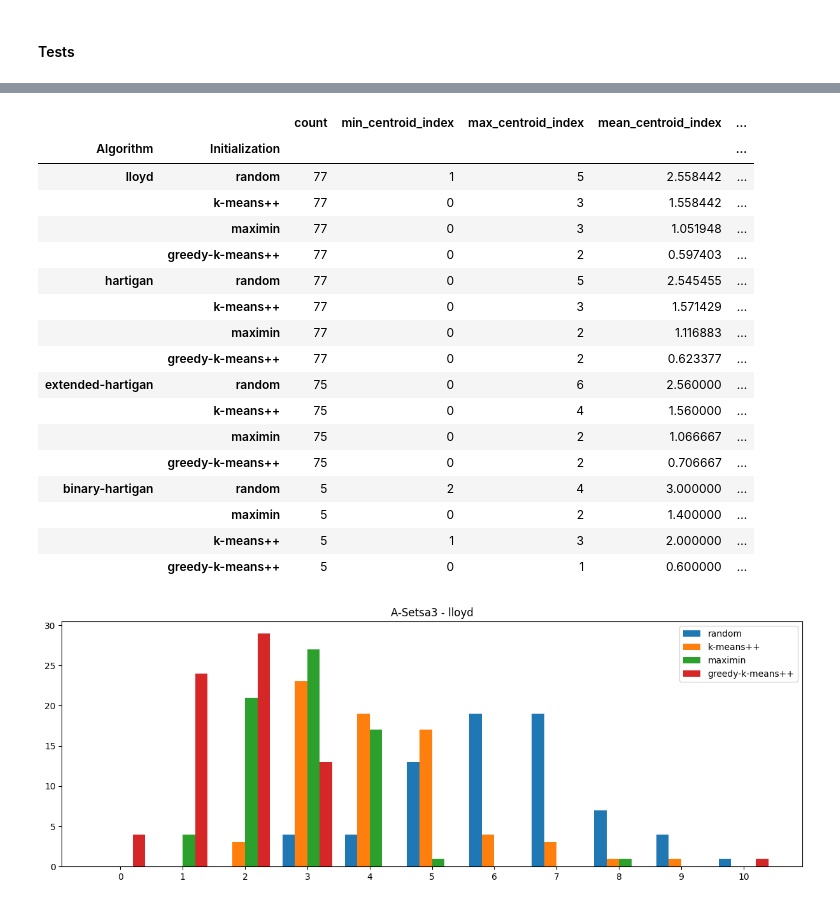
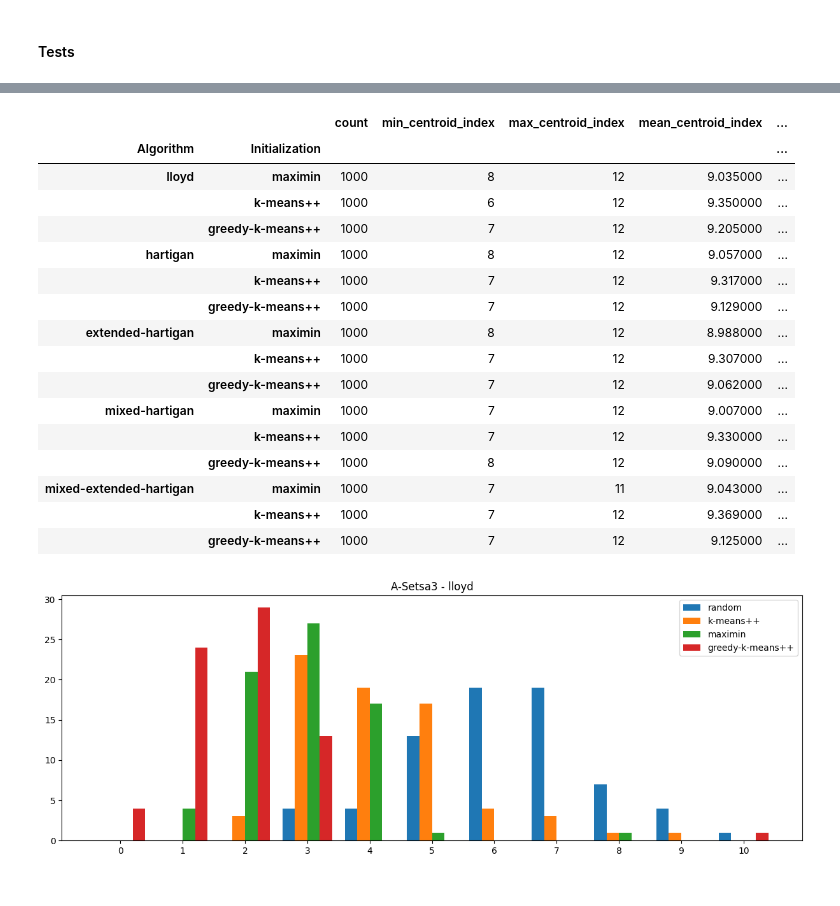
Before and after one commit to sstraccialini/k-means, a Jupyter notebook: kmeans.ipynb, the cells around one changed output, grey strips where cells are left out. Drawn from its saved outputs; the diff is of its cells as text; code cells hidden in the pictures.

Commit message:
A3 tests. Part of Bridge tests

```diff
--- a/kmeans.ipynb
+++ b/kmeans.ipynb
@@ -1413,24 +1442,23 @@ binary-hartigan with greedy-k-means++ initialization done
 # %%
-view_tests(['random', 'maximin', 'k-means++', 'greedy-k-means++'], ['lloyd', 'hartigan', 'extended-hartigan', 'binary-hartigan'], 'data/A-Sets/a1.txt')
+view_tests(['random', 'maximin', 'k-means++', 'greedy-k-means++'], ['lloyd', 'hartigan', 'extended-hartigan', 'mixed-hartigan', 'mixed-extended-hartigan'], 'data/A-Sets/a3.txt')
 # %% [output]
 |  |  | count | min_centroid_index | max_centroid_index | mean_centroid_index | ... |
 | Algorithm | Initialization |  |  |  |  | ... |
-| lloyd | random | 77 | 1 | 5 | 2.558442 | ... |
-|  | k-means++ | 77 | 0 | 3 | 1.558442 | ... |
-|  | maximin | 77 | 0 | 3 | 1.051948 | ... |
-|  | greedy-k-means++ | 77 | 0 | 2 | 0.597403 | ... |
-| hartigan | random | 77 | 0 | 5 | 2.545455 | ... |
-|  | k-means++ | 77 | 0 | 3 | 1.571429 | ... |
-|  | maximin | 77 | 0 | 2 | 1.116883 | ... |
-|  | greedy-k-means++ | 77 | 0 | 2 | 0.623377 | ... |
-| extended-hartigan | random | 75 | 0 | 6 | 2.560000 | ... |
-|  | k-means++ | 75 | 0 | 4 | 1.560000 | ... |
-|  | maximin | 75 | 0 | 2 | 1.066667 | ... |
-|  | greedy-k-means++ | 75 | 0 | 2 | 0.706667 | ... |
-| binary-hartigan | random | 5 | 2 | 4 | 3.000000 | ... |
-|  | maximin | 5 | 0 | 2 | 1.400000 | ... |
-|  | k-means++ | 5 | 1 | 3 | 2.000000 | ... |
-|  | greedy-k-means++ | 5 | 0 | 1 | 0.600000 | ... |
+| lloyd | maximin | 1000 | 8 | 12 | 9.035000 | ... |
+|  | k-means++ | 1000 | 6 | 12 | 9.350000 | ... |
+|  | greedy-k-means++ | 1000 | 7 | 12 | 9.205000 | ... |
+| hartigan | maximin | 1000 | 8 | 12 | 9.057000 | ... |
+|  | k-means++ | 1000 | 7 | 12 | 9.317000 | ... |
+|  | greedy-k-means++ | 1000 | 7 | 12 | 9.129000 | ... |
+| extended-hartigan | maximin | 1000 | 8 | 12 | 8.988000 | ... |
+|  | k-means++ | 1000 | 7 | 12 | 9.307000 | ... |
+|  | greedy-k-means++ | 1000 | 7 | 12 | 9.062000 | ... |
+| mixed-hartigan | maximin | 1000 | 7 | 12 | 9.007000 | ... |
+|  | k-means++ | 1000 | 7 | 12 | 9.330000 | ... |
+|  | greedy-k-means++ | 1000 | 8 | 12 | 9.090000 | ... |
+| mixed-extended-hartigan | maximin | 1000 | 7 | 11 | 9.043000 | ... |
+|  | k-means++ | 1000 | 7 | 12 | 9.369000 | ... |
+|  | greedy-k-means++ | 1000 | 7 | 12 | 9.125000 | ... |
 # %%
 centroid_id_histogram(['random', 'k-means++', 'maximin', 'greedy-k-means++'], ['lloyd', 'hartigan', 'extended-hartigan'], 'data/A-Sets/a3.txt')
 # %% [output]
```
Also changed, not shown: parts of 9 cells of this notebook, 10 other files.
